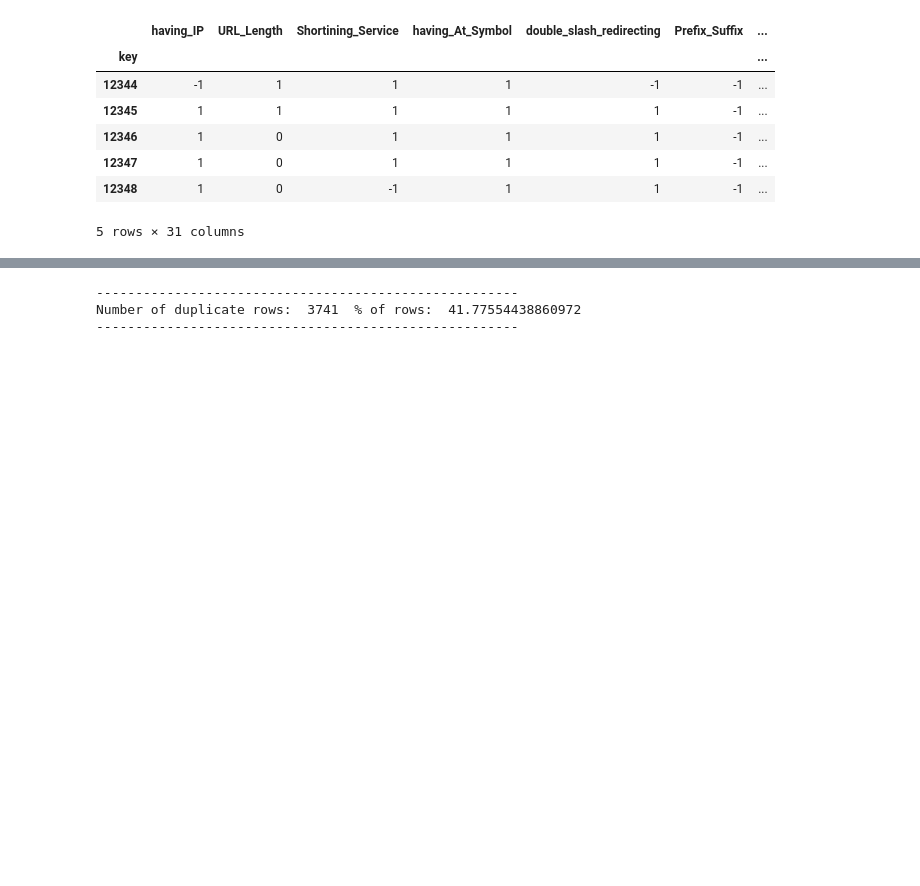
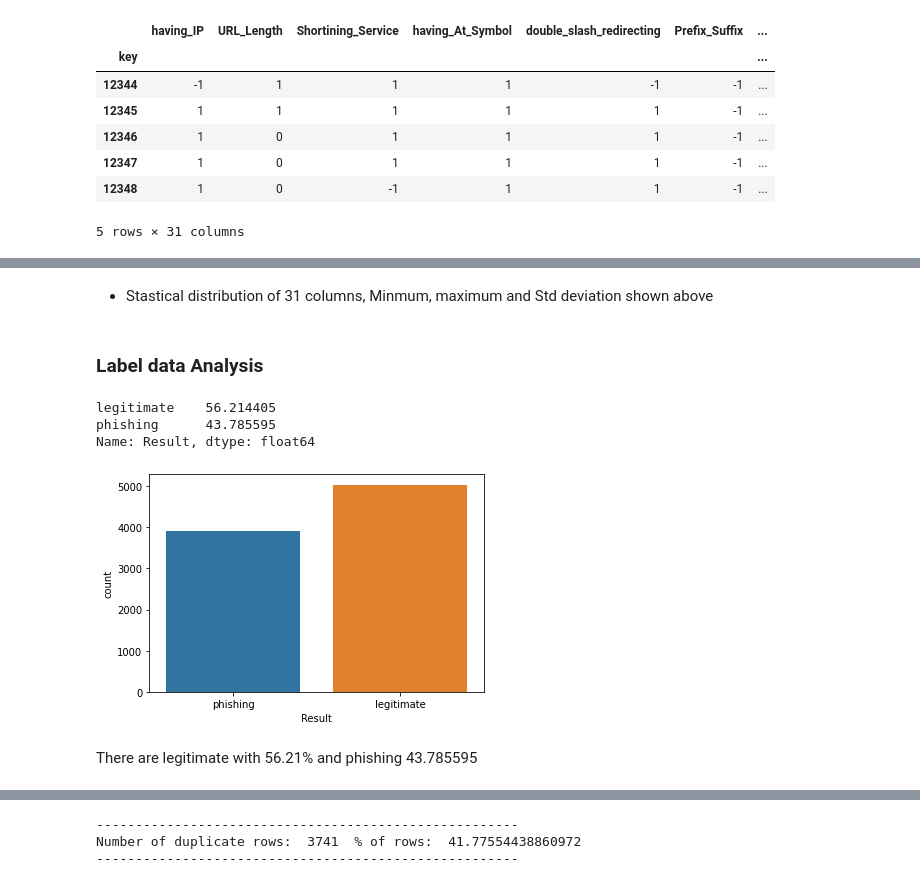
Before and after one commit to hariehkr/techGig, a Jupyter notebook: TechGig_ML_EDA.ipynb, the cells around one changed output, grey strips where cells are left out. Saved outputs shown, nothing was run; the diff lists cells and outputs as text; code cells hidden in the pictures; blank space fills up the shorter version.

```diff
--- a/TechGig_ML_EDA.ipynb
+++ b/TechGig_ML_EDA.ipynb
@@ -280,6 +292,26 @@ Index(['having_IP', 'URL_Length', 'Shortining_Service', 'having_At_Symbol',
 max       1.000000
 
 [8 rows x 31 columns]
+# %% [markdown]
+* Stastical distribution of 31 columns, Minmum, maximum and Std deviation shown above
+# %% [markdown]
+### Label data Analysis
+# %%
+# Divide data into training and validation subsets
+y = df_train['Result']
+X = df_train.drop(['Result'], axis=1)
+plot_data=y.copy()
+Results_replace={ 1:'legitimate',0:'suspicious',-1:'phishing'}
+plot_data.replace(Results_replace, inplace=True)
+sns.countplot(x =plot_data, data=plot_data)
+plot_data.value_counts()*100/df_train.shape[0]
+# %% [output]
+legitimate    56.214405
+phishing      43.785595
+Name: Result, dtype: float64
+[figure, added]
+# %% [markdown]
+There  are legitimate  with  56.21% and phishing  43.785595
 # %%
 columns = df_train.columns
 fn_correlation_heatmap(df_train[columns[0:]])
```
Also changed, not shown: parts of 43 cells of this notebook.
